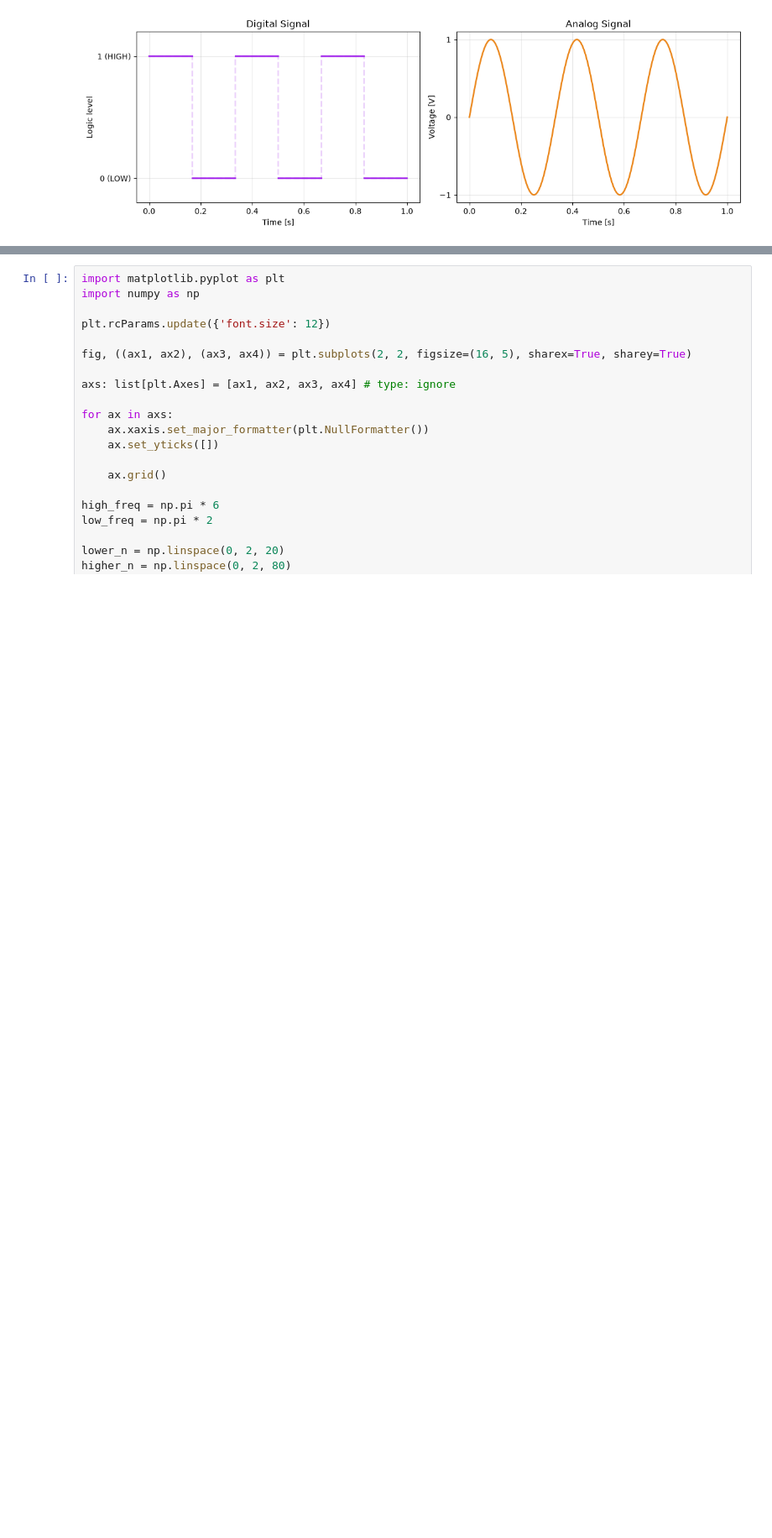
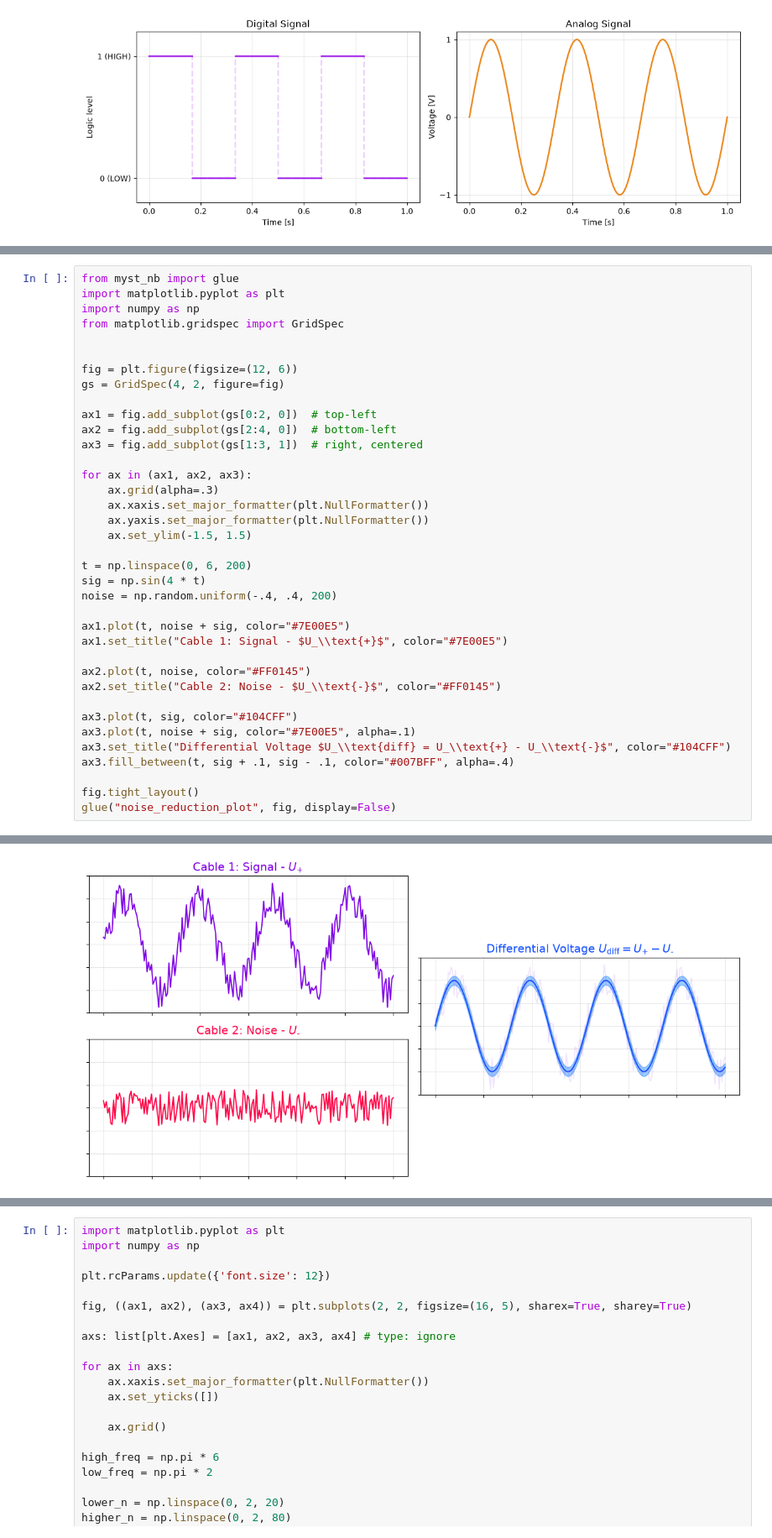
Before and after one commit to NB-TUDelft/Electronic_Instrumentation, a Jupyter notebook: book/manuals/intros/alpaca2/signals.ipynb, the cells around one changed output, grey strips where cells are left out. Shown at 84% size. Drawn from its saved outputs; the diff is of its cells as text; blank space fills up the shorter version.

```diff
--- a/book/manuals/intros/alpaca2/signals.ipynb
+++ b/book/manuals/intros/alpaca2/signals.ipynb
@@ -260,2 +299,40 @@ voltage = adc0.read_u16() * -3.3 / 2**16
 
 <span style="background:#ff1493;color:#fff;padding:2px 8px;border-radius:4px;font-weight:700;font-size:0.85em;box-shadow:0 0 6px rgba(255,20,147,0.6);">🚩 TODO: Do we spoil what AC/DC coupling is here?</span>
+# %%
+from myst_nb import glue
+import matplotlib.pyplot as plt
+import numpy as np
+from matplotlib.gridspec import GridSpec
+
+
+fig = plt.figure(figsize=(12, 6))
+gs = GridSpec(4, 2, figure=fig)
+
+ax1 = fig.add_subplot(gs[0:2, 0])  # top-left
+ax2 = fig.add_subplot(gs[2:4, 0])  # bottom-left
+ax3 = fig.add_subplot(gs[1:3, 1])  # right, centered
+
+for ax in (ax1, ax2, ax3):
+    ax.grid(alpha=.3)
+    ax.xaxis.set_major_formatter(plt.NullFormatter())
+    ax.yaxis.set_major_formatter(plt.NullFormatter())
+    ax.set_ylim(-1.5, 1.5)
+
+t = np.linspace(0, 6, 200)
+sig = np.sin(4 * t)
+noise = np.random.uniform(-.4, .4, 200)
+
+ax1.plot(t, noise + sig, color="#7E00E5")
+ax1.set_title("Cable 1: Signal - $U_\\text{+}$", color="#7E00E5")
+
+ax2.plot(t, noise, color="#FF0145")
+ax2.set_title("Cable 2: Noise - $U_\\text{-}$", color="#FF0145")
+
+ax3.plot(t, sig, color="#104CFF")
+ax3.plot(t, noise + sig, color="#7E00E5", alpha=.1)
+ax3.set_title("Differential Voltage $U_\\text{diff} = U_\\text{+} - U_\\text{-}$", color="#104CFF")
+ax3.fill_between(t, sig + .1, sig - .1, color="#007BFF", alpha=.4)
+
+fig.tight_layout()
+glue("noise_reduction_plot", fig, display=False)
+# %% [output]
@@ -262,3 +340,4 @@ voltage = adc0.read_u16() * -3.3 / 2**16
+[figure, added]
 # %% [markdown]
 ### Generation: DAC (Digital-to-Analog Converter)
 
```
Also changed, not shown: parts of 6 cells of this notebook, 7 other files.
